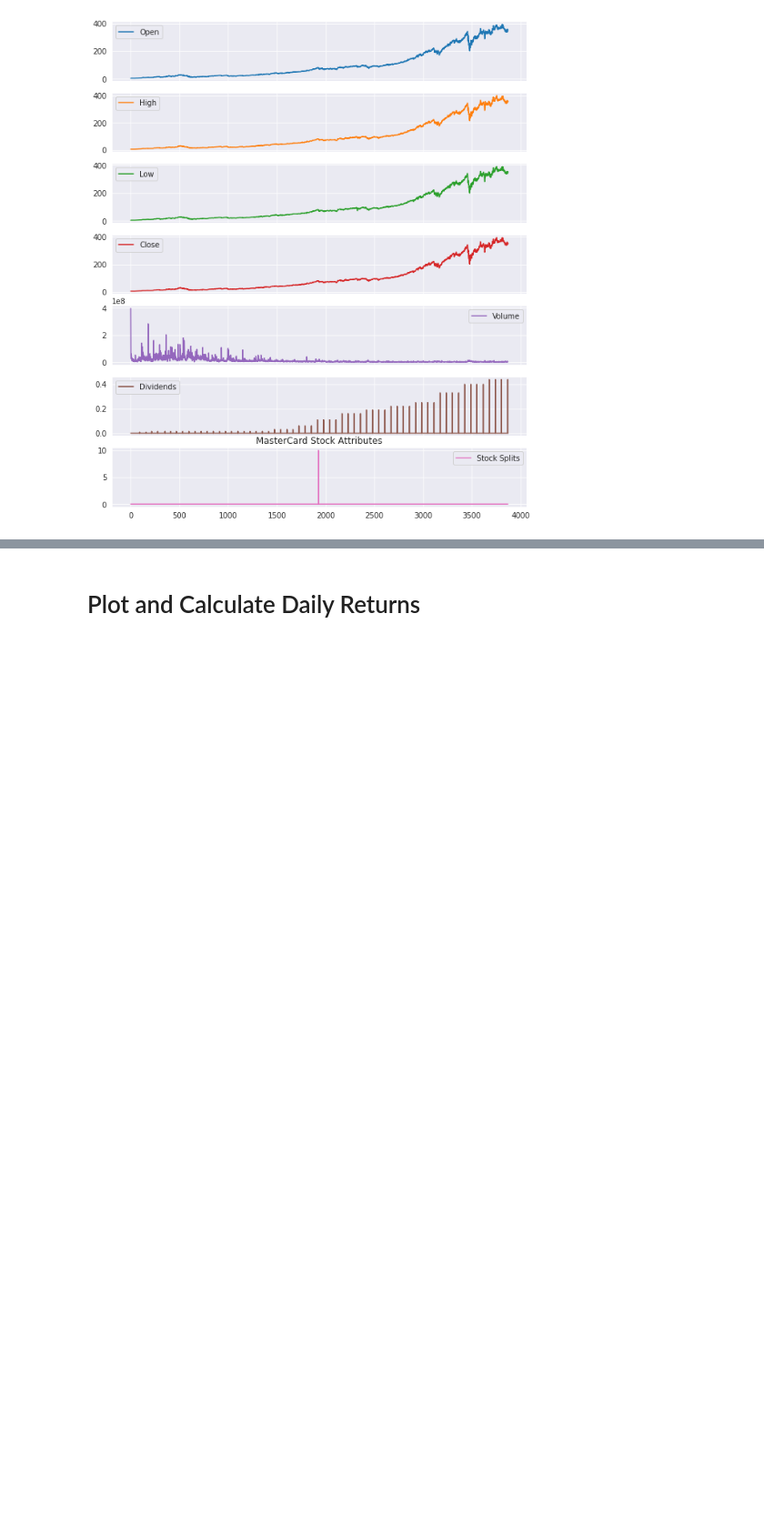
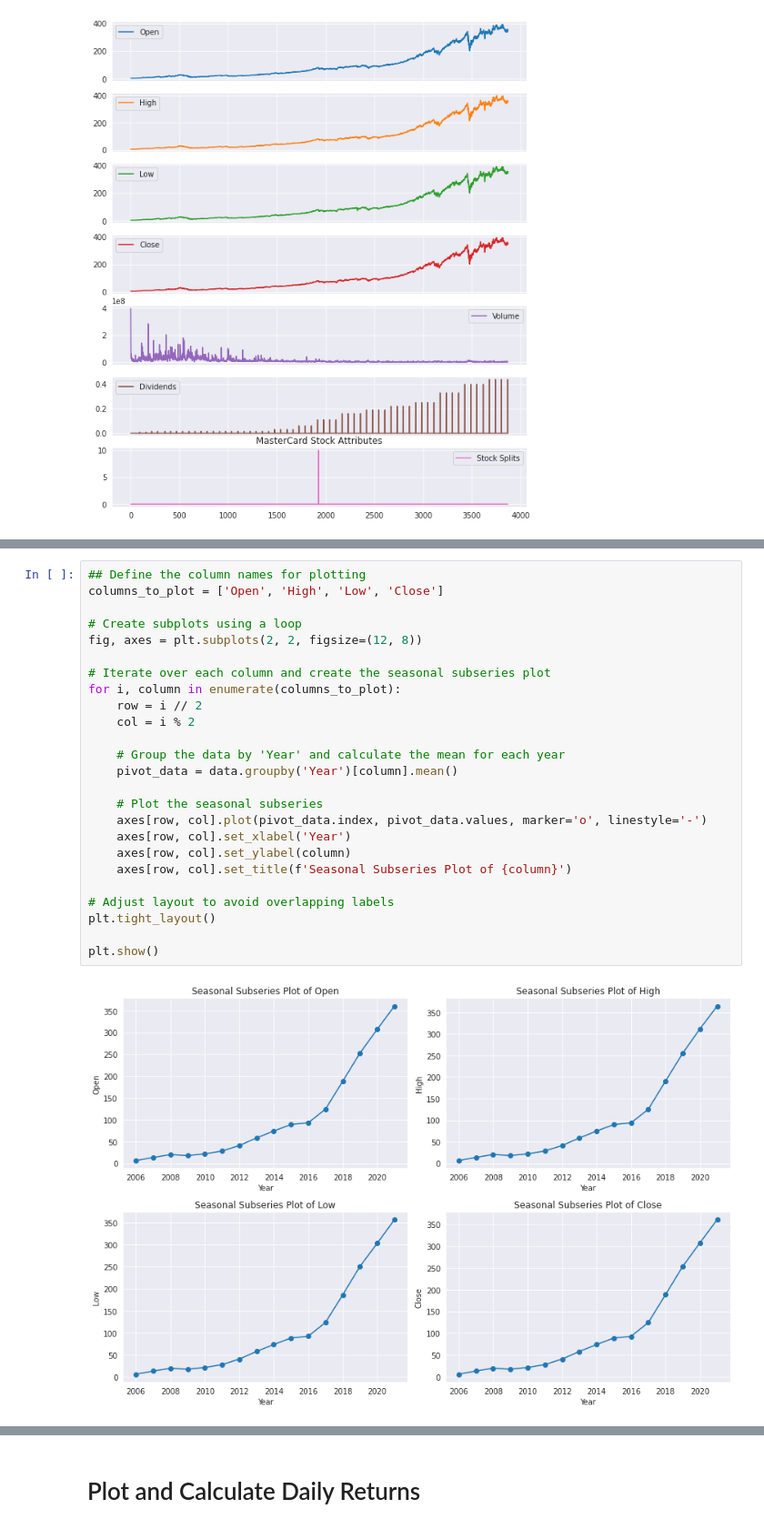
Before and after one commit to srijita1406/Machine-Learning-Projects, a Jupyter notebook: mastercard-stock-data.ipynb, the cells around one changed output, grey strips where cells are left out. Shown at 91% size. Drawn from its saved outputs; the diff is of its cells as text; blank space fills up the shorter version.

```diff
--- a/mastercard-stock-data.ipynb
+++ b/mastercard-stock-data.ipynb
@@ -192,3 +213,30 @@ plt.show()
+# %%
+## Define the column names for plotting
+columns_to_plot = ['Open', 'High', 'Low', 'Close']
+
+# Create subplots using a loop
+fig, axes = plt.subplots(2, 2, figsize=(12, 8))
+
+# Iterate over each column and create the seasonal subseries plot
+for i, column in enumerate(columns_to_plot):
+    row = i // 2
+    col = i % 2
+
+    # Group the data by 'Year' and calculate the mean for each year
+    pivot_data = data.groupby('Year')[column].mean()
+
+    # Plot the seasonal subseries
+    axes[row, col].plot(pivot_data.index, pivot_data.values, marker='o', linestyle='-')
+    axes[row, col].set_xlabel('Year')
+    axes[row, col].set_ylabel(column)
+    axes[row, col].set_title(f'Seasonal Subseries Plot of {column}')
+
+# Adjust layout to avoid overlapping labels
+plt.tight_layout()
+
+plt.show()
+# %% [output]
+[figure, added]
 # %%
 # Convert the 'Date' column to datetime if it's not already in datetime format
 data['Date'] = pd.to_datetime(data['Date'])
```
Also changed, not shown: parts of 30 cells of this notebook.
